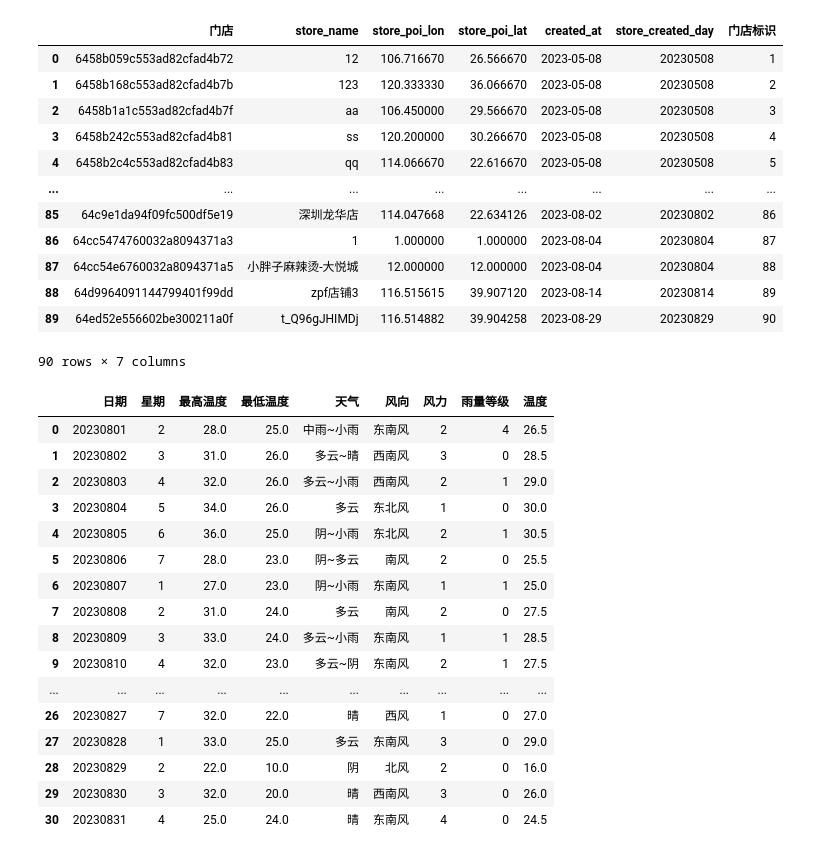
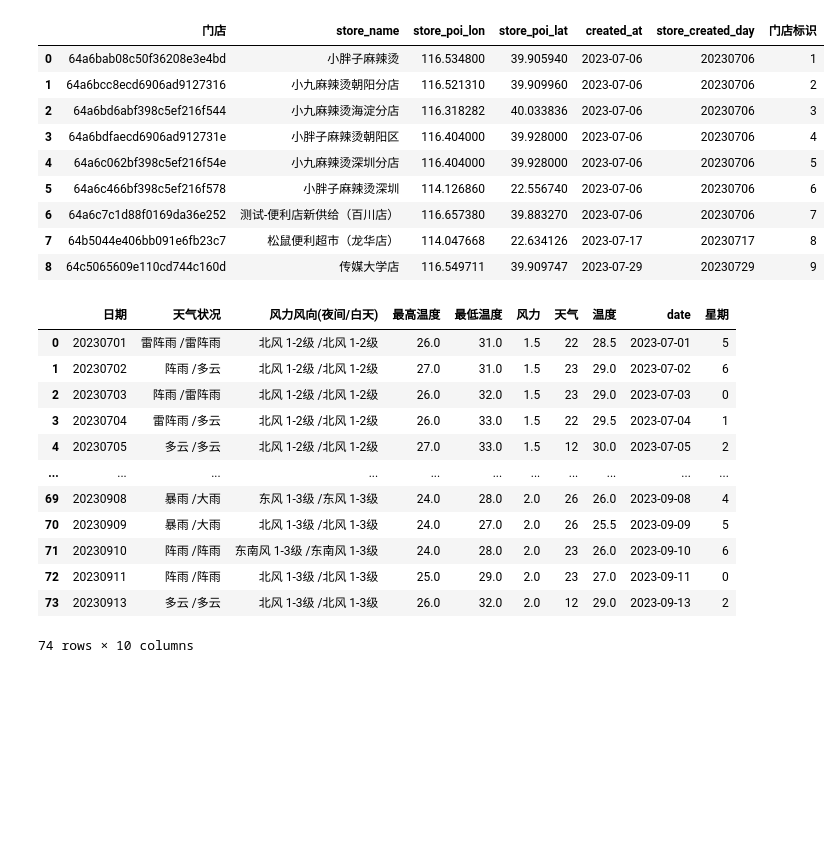
Before and after one commit to pql-eternally/algorithm, a Jupyter notebook: python/qpandas/骑手排班计划.ipynb, the cells around one changed output. Drawn from its saved outputs; the diff is of its cells as text; code cells hidden in the pictures; blank space fills up the shorter version.

Commit message:
add data

```diff
--- a/python/qpandas/骑手排班计划.ipynb
+++ b/python/qpandas/骑手排班计划.ipynb
@@ -24,6 +19,6 @@ or from the matplotlib source distribution
 # %%
 # 门店数据
-store_df = pd.read_csv('./data/门店数据.csv')
+store_df = pd.read_csv('./data/线上门店数据.csv')
 store_df['created_at'] = pd.to_datetime(store_df['created_at']).dt.date
 store_df['store_created_day'] = store_df['created_at'].apply(lambda x: x.strftime('%Y%m%d'))
 store_df['store_index'] = store_df.index + 1
@@ -32,43 +27,40 @@ store_cnt = store_df.index.size
 store_df
 # %% [output]
 |  | 门店 | store_name | store_poi_lon | store_poi_lat | created_at | store_created_day | 门店标识 |
-| 0 | 6458b059c553ad82cfad4b72 | 12 | 106.716670 | 26.566670 | 2023-05-08 | 20230508 | 1 |
-| 1 | 6458b168c553ad82cfad4b7b | 123 | 120.333330 | 36.066670 | 2023-05-08 | 20230508 | 2 |
-| 2 | 6458b1a1c553ad82cfad4b7f | aa | 106.450000 | 29.566670 | 2023-05-08 | 20230508 | 3 |
-| 3 | 6458b242c553ad82cfad4b81 | ss | 120.200000 | 30.266670 | 2023-05-08 | 20230508 | 4 |
-| 4 | 6458b2c4c553ad82cfad4b83 | qq | 114.066670 | 22.616670 | 2023-05-08 | 20230508 | 5 |
-| ... | ... | ... | ... | ... | ... | ... | ... |
-| 85 | 64c9e1da94f09fc500df5e19 | 深圳龙华店 | 114.047668 | 22.634126 | 2023-08-02 | 20230802 | 86 |
-| 86 | 64cc5474760032a8094371a3 | 1 | 1.000000 | 1.000000 | 2023-08-04 | 20230804 | 87 |
-| 87 | 64cc54e6760032a8094371a5 | 小胖子麻辣烫-大悦城 | 12.000000 | 12.000000 | 2023-08-04 | 20230804 | 88 |
-| 88 | 64d9964091144799401f99dd | zpf店铺3 | 116.515615 | 39.907120 | 2023-08-14 | 20230814 | 89 |
-| 89 | 64ed52e556602be300211a0f | t_Q96gJHIMDj | 116.514882 | 39.904258 | 2023-08-29 | 20230829 | 90 |
+| 0 | 64a6bab08c50f36208e3e4bd | 小胖子麻辣烫 | 116.534800 | 39.905940 | 2023-07-06 | 20230706 | 1 |
+| 1 | 64a6bcc8ecd6906ad9127316 | 小九麻辣烫朝阳分店 | 116.521310 | 39.909960 | 2023-07-06 | 20230706 | 2 |
+| 2 | 64a6bd6abf398c5ef216f544 | 小九麻辣烫海淀分店 | 116.318282 | 40.033836 | 2023-07-06 | 20230706 | 3 |
+| 3 | 64a6bdfaecd6906ad912731e | 小胖子麻辣烫朝阳区 | 116.404000 | 39.928000 | 2023-07-06 | 20230706 | 4 |
+| 4 | 64a6c062bf398c5ef216f54e | 小九麻辣烫深圳分店 | 116.404000 | 39.928000 | 2023-07-06 | 20230706 | 5 |
+| 5 | 64a6c466bf398c5ef216f578 | 小胖子麻辣烫深圳 | 114.126860 | 22.556740 | 2023-07-06 | 20230706 | 6 |
+| 6 | 64a6c7c1d88f0169da36e252 | 测试-便利店新供给（百川店） | 116.657380 | 39.883270 | 2023-07-06 | 20230706 | 7 |
+| 7 | 64b5044e406bb091e6fb23c7 | 松鼠便利超市（龙华店） | 114.047668 | 22.634126 | 2023-07-17 | 20230717 | 8 |
+| 8 | 64c5065609e110cd744c160d | 传媒大学店 | 116.549711 | 39.909747 | 2023-07-29 | 20230729 | 9 |
-90 rows × 7 columns
 # %%
 dtype = {
     '最低温度': float,
     '最高温度': float,
     '雨量等级': int,
 }
-weather_df = pd.read_csv('./data/北京8月天气.csv', dtype=dtype)
+weather_df = pd.read_csv('./data/深圳天气数据.csv', dtype=dtype)
 weather_df['温度'] = (weather_df['最低温度'] + weather_df['最高温度']) / 2
+weather_df['date'] = pd.to_datetime(weather_df['日期'], format='%Y年%m月%d日', errors='ignore')
+weather_df['星期'] = weather_df['date'].dt.weekday
+weather_df['日期'] = weather_df['date'].dt.date
+weather_df['日期'] = weather_df['日期'].apply(lambda x: x.strftime('%Y%m%d')).astype(int)
 weather_df
 # %% [output]
-|  | 日期 | 星期 | 最高温度 | 最低温度 | 天气 | 风向 | 风力 | 雨量等级 | 温度 |
-| 0 | 20230801 | 2 | 28.0 | 25.0 | 中雨~小雨 | 东南风 | 2 | 4 | 26.5 |
-| 1 | 20230802 | 3 | 31.0 | 26.0 | 多云~晴 | 西南风 | 3 | 0 | 28.5 |
-| 2 | 20230803 | 4 | 32.0 | 26.0 | 多云~小雨 | 西南风 | 2 | 1 | 29.0 |
-| 3 | 20230804 | 5 | 34.0 | 26.0 | 多云 | 东北风 | 1 | 0 | 30.0 |
-| 4 | 20230805 | 6 | 36.0 | 25.0 | 阴~小雨 | 东北风 | 2 | 1 | 30.5 |
-| 5 | 20230806 | 7 | 28.0 | 23.0 | 阴~多云 | 南风 | 2 | 0 | 25.5 |
-| 6 | 20230807 | 1 | 27.0 | 23.0 | 阴~小雨 | 东南风 | 1 | 1 | 25.0 |
-| 7 | 20230808 | 2 | 31.0 | 24.0 | 多云 | 南风 | 2 | 0 | 27.5 |
-| 8 | 20230809 | 3 | 33.0 | 24.0 | 多云~小雨 | 东南风 | 1 | 1 | 28.5 |
-| 9 | 20230810 | 4 | 32.0 | 23.0 | 多云~阴 | 东南风 | 2 | 1 | 27.5 |
-| ... | ... | ... | ... | ... | ... | ... | ... | ... | ... |
-| 26 | 20230827 | 7 | 32.0 | 22.0 | 晴 | 西风 | 1 | 0 | 27.0 |
-| 27 | 20230828 | 1 | 33.0 | 25.0 | 多云 | 东南风 | 3 | 0 | 29.0 |
-| 28 | 20230829 | 2 | 22.0 | 10.0 | 阴 | 北风 | 2 | 0 | 16.0 |
-| 29 | 20230830 | 3 | 32.0 | 20.0 | 晴 | 西南风 | 3 | 0 | 26.0 |
-| 30 | 20230831 | 4 | 25.0 | 24.0 | 晴 | 东南风 | 4 | 0 | 24.5 |
+|  | 日期 | 天气状况 | 风力风向(夜间/白天) | 最高温度 | 最低温度 | 风力 | 天气 | 温度 | date | 星期 |
+| 0 | 20230701 | 雷阵雨 /雷阵雨 | 北风 1-2级 /北风 1-2级 | 26.0 | 31.0 | 1.5 | 22 | 28.5 | 2023-07-01 | 5 |
+| 1 | 20230702 | 阵雨 /多云 | 北风 1-2级 /北风 1-2级 | 27.0 | 31.0 | 1.5 | 23 | 29.0 | 2023-07-02 | 6 |
+| 2 | 20230703 | 阵雨 /雷阵雨 | 北风 1-2级 /北风 1-2级 | 26.0 | 32.0 | 1.5 | 23 | 29.0 | 2023-07-03 | 0 |
+| 3 | 20230704 | 雷阵雨 /多云 | 北风 1-2级 /北风 1-2级 | 26.0 | 33.0 | 1.5 | 22 | 29.5 | 2023-07-04 | 1 |
+| 4 | 20230705 | 多云 /多云 | 北风 1-2级 /北风 1-2级 | 27.0 | 33.0 | 1.5 | 12 | 30.0 | 2023-07-05 | 2 |
+| ... | ... | ... | ... | ... | ... | ... | ... | ... | ... | ... |
+| 69 | 20230908 | 暴雨 /大雨 | 东风 1-3级 /东风 1-3级 | 24.0 | 28.0 | 2.0 | 26 | 26.0 | 2023-09-08 | 4 |
+| 70 | 20230909 | 暴雨 /大雨 | 北风 1-3级 /北风 1-3级 | 24.0 | 27.0 | 2.0 | 26 | 25.5 | 2023-09-09 | 5 |
+| 71 | 20230910 | 阵雨 /阵雨 | 东南风 1-3级 /东南风 1-3级 | 24.0 | 28.0 | 2.0 | 23 | 26.0 | 2023-09-10 | 6 |
+| 72 | 20230911 | 阵雨 /阵雨 | 北风 1-3级 /北风 1-3级 | 25.0 | 29.0 | 2.0 | 23 | 27.0 | 2023-09-11 | 0 |
+| 73 | 20230913 | 多云 /多云 | 北风 1-3级 /北风 1-3级 | 26.0 | 32.0 | 2.0 | 12 | 29.0 | 2023-09-13 | 2 |
+74 rows × 10 columns
 # %%
```
Also changed, not shown: parts of 13 cells of this notebook, 4 other files.
